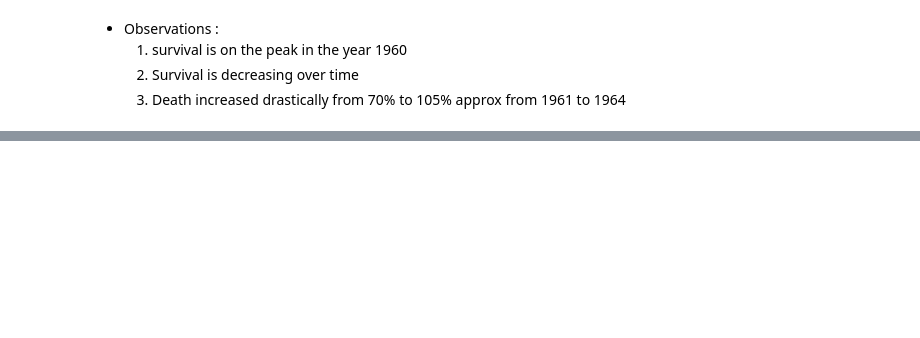
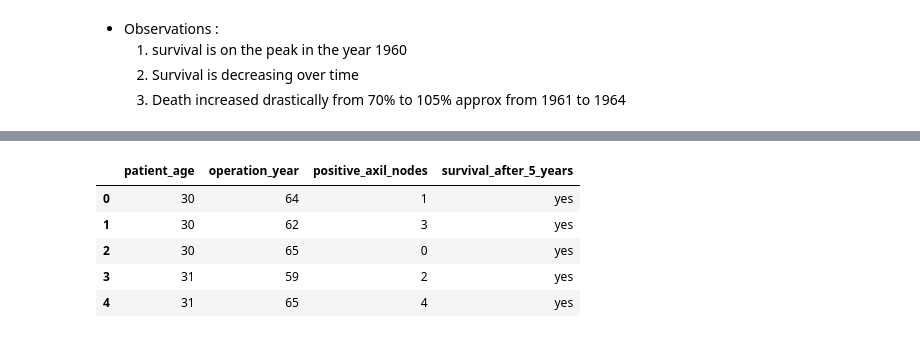
Before and after one commit to HarshitaSing/Basic_EDA, a Jupyter notebook: EDA _Test.ipynb, the cells around one changed output, grey strips where cells are left out. Cells and saved outputs as stored; diff of their text form; code cells hidden in the pictures; blank space fills up the shorter version.

```diff
--- a/EDA _Test.ipynb
+++ b/EDA _Test.ipynb
@@ -159,0 +199,12 @@ plt.show()
+# %%
+surv_df = cancer_df[cancer_df["survival_after_5_years"] == "yes"]
+death_df = cancer_df[cancer_df["survival_after_5_years"] == "no"]
+# %%
+surv_df.head(5)
+# %% [output]
+|  | patient_age | operation_year | positive_axil_nodes | survival_after_5_years |
+| 0 | 30 | 64 | 1 | yes |
+| 1 | 30 | 62 | 3 | yes |
+| 2 | 30 | 65 | 0 | yes |
+| 3 | 31 | 59 | 2 | yes |
+| 4 | 31 | 65 | 4 | yes |
```
Also changed, not shown: parts of 9 cells of this notebook.
